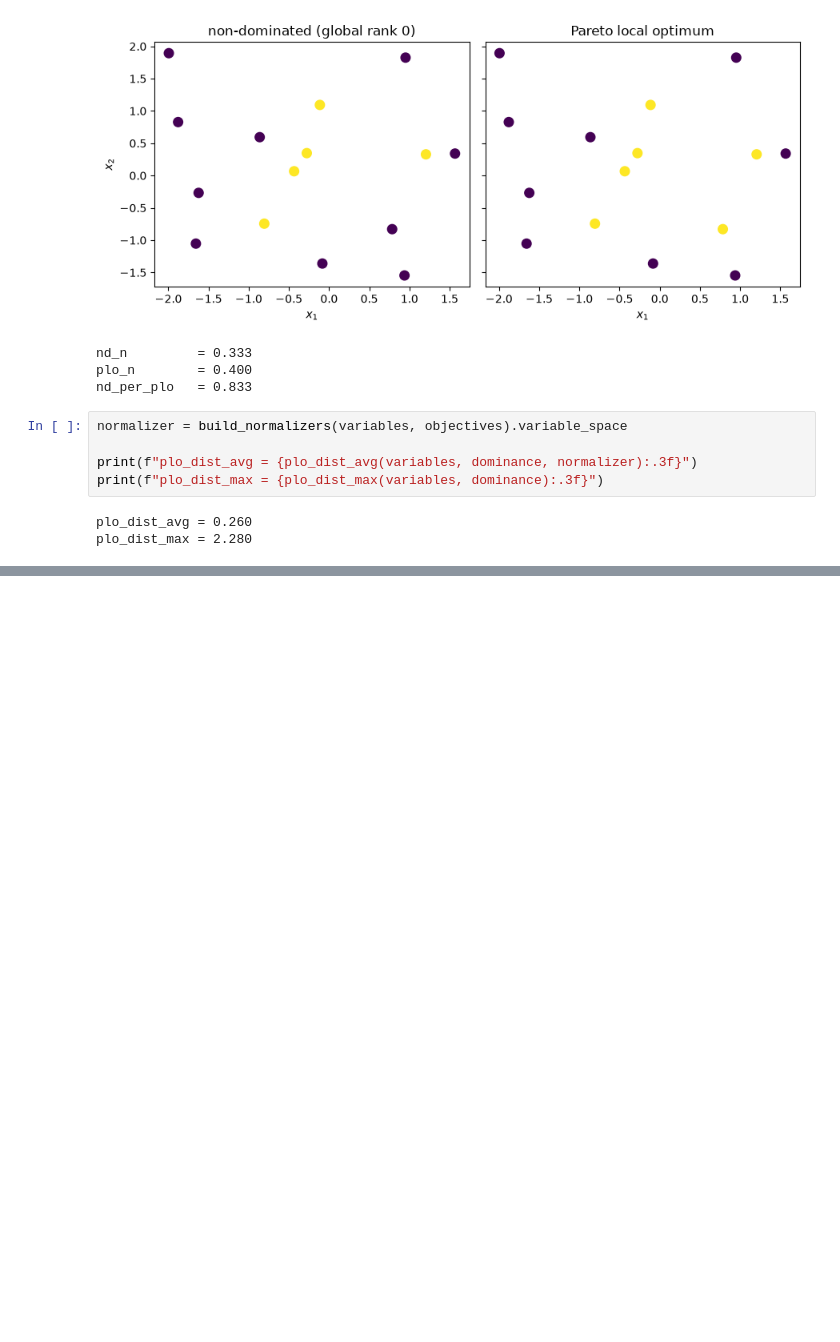
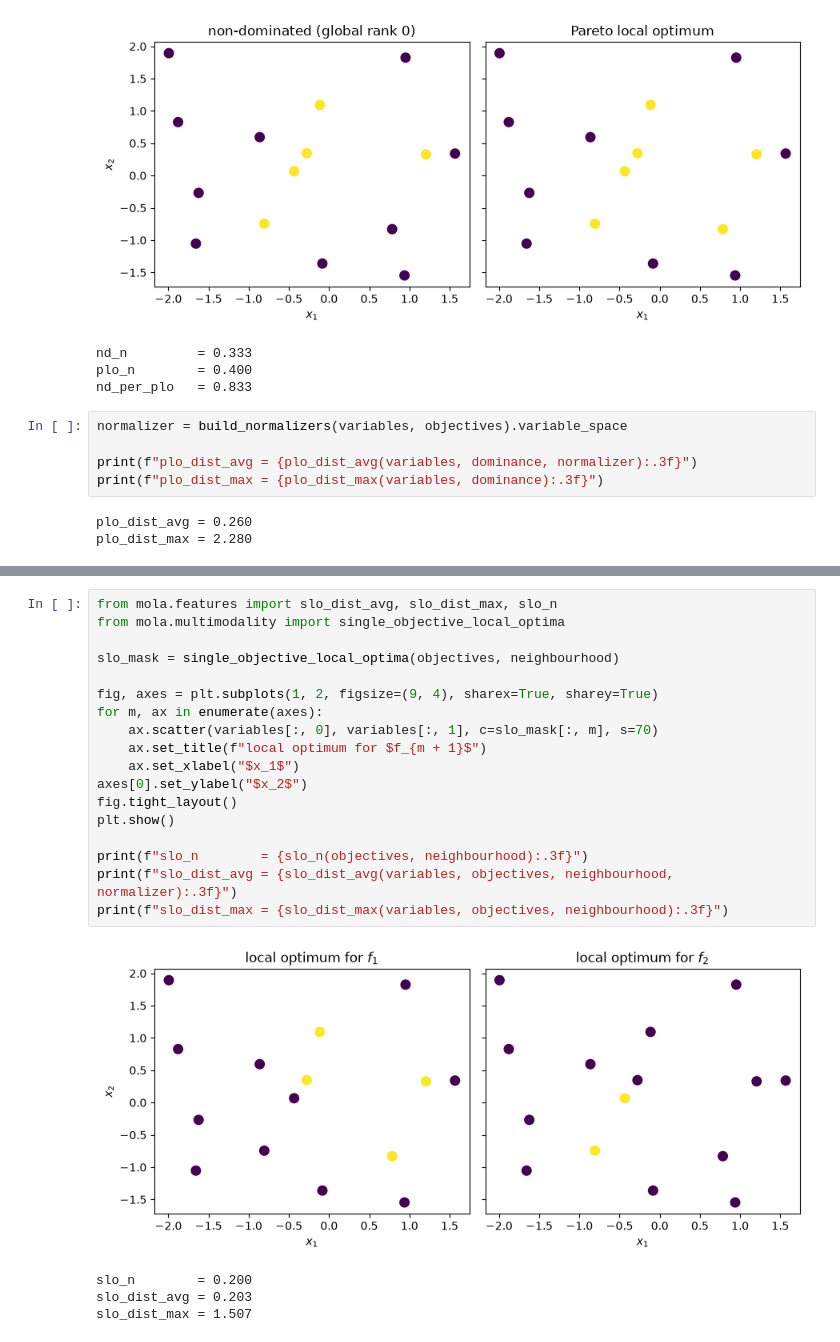
Before and after one commit to ajnebro/MOLA, a Jupyter notebook: notebooks/multimodality.ipynb, the cells around one changed output, grey strips where cells are left out. Cells and saved outputs as stored; diff of their text form; blank space fills up the shorter version.

```diff
--- a/notebooks/multimodality.ipynb
+++ b/notebooks/multimodality.ipynb
@@ -65,0 +72,23 @@ plo_dist_max = 2.280
+# %%
+from mola.features import slo_dist_avg, slo_dist_max, slo_n
+from mola.multimodality import single_objective_local_optima
+
+slo_mask = single_objective_local_optima(objectives, neighbourhood)
+
+fig, axes = plt.subplots(1, 2, figsize=(9, 4), sharex=True, sharey=True)
+for m, ax in enumerate(axes):
+    ax.scatter(variables[:, 0], variables[:, 1], c=slo_mask[:, m], s=70)
+    ax.set_title(f"local optimum for $f_{m + 1}$")
+    ax.set_xlabel("$x_1$")
+axes[0].set_ylabel("$x_2$")
+fig.tight_layout()
+plt.show()
+
+print(f"slo_n        = {slo_n(objectives, neighbourhood):.3f}")
+print(f"slo_dist_avg = {slo_dist_avg(variables, objectives, neighbourhood, normalizer):.3f}")
+print(f"slo_dist_max = {slo_dist_max(variables, objectives, neighbourhood):.3f}")
+# %% [output]
+[figure, added]
+slo_n        = 0.200
+slo_dist_avg = 0.203
+slo_dist_max = 1.507
```
Also changed, not shown: parts of 1 cell of this notebook, 1 other file.
